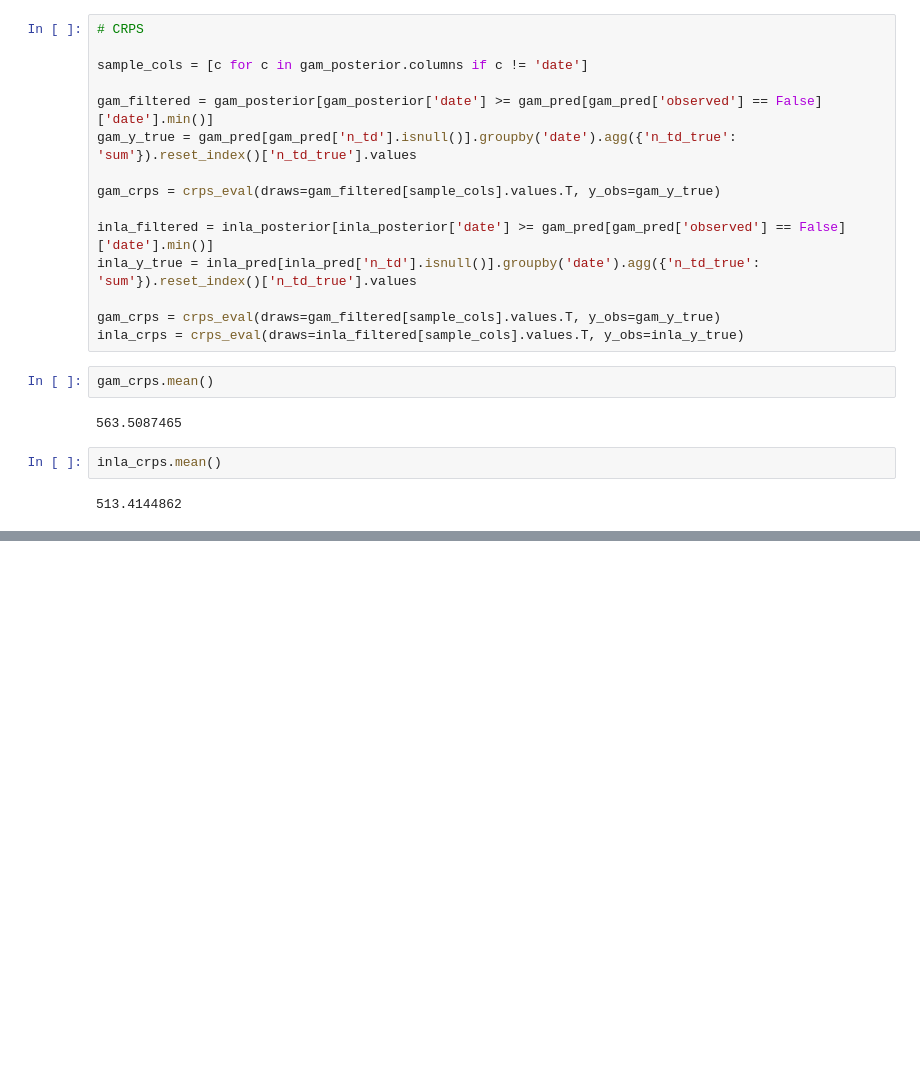
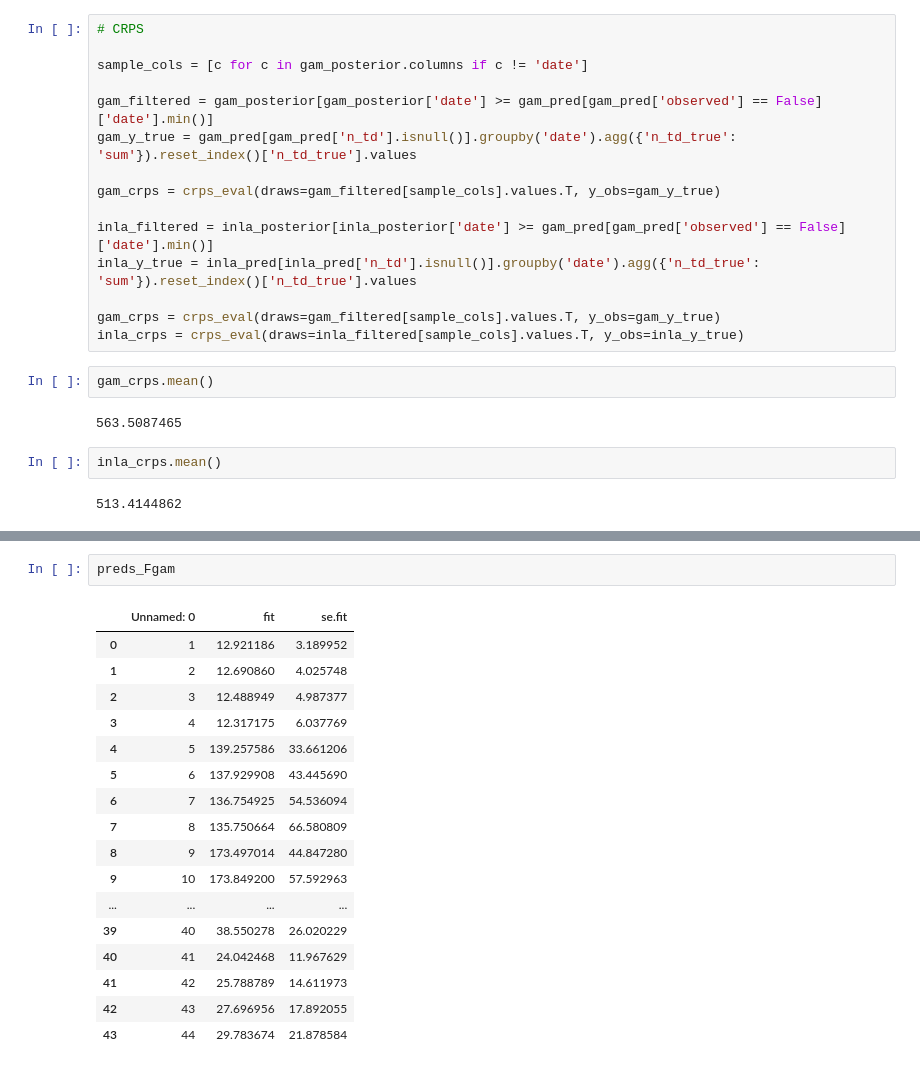
Before and after one commit to dagu84/epidem, a Jupyter notebook: python_files/test.ipynb, the cells around one changed output, grey strips where cells are left out. Cells and saved outputs as stored; diff of their text form; blank space fills up the shorter version.

```diff
--- a/python_files/test.ipynb
+++ b/python_files/test.ipynb
@@ -368,0 +390,20 @@ inla_crps.mean()
+# %%
+preds_Fgam
+# %% [output]
+|  | Unnamed: 0 | fit | se.fit |
+| 0 | 1 | 12.921186 | 3.189952 |
+| 1 | 2 | 12.690860 | 4.025748 |
+| 2 | 3 | 12.488949 | 4.987377 |
+| 3 | 4 | 12.317175 | 6.037769 |
+| 4 | 5 | 139.257586 | 33.661206 |
+| 5 | 6 | 137.929908 | 43.445690 |
+| 6 | 7 | 136.754925 | 54.536094 |
+| 7 | 8 | 135.750664 | 66.580809 |
+| 8 | 9 | 173.497014 | 44.847280 |
+| 9 | 10 | 173.849200 | 57.592963 |
+| ... | ... | ... | ... |
+| 39 | 40 | 38.550278 | 26.020229 |
+| 40 | 41 | 24.042468 | 11.967629 |
+| 41 | 42 | 25.788789 | 14.611973 |
+| 42 | 43 | 27.696956 | 17.892055 |
+| 43 | 44 | 29.783674 | 21.878584 |
```
Also changed, not shown: parts of 3 cells of this notebook, 2 other files.
